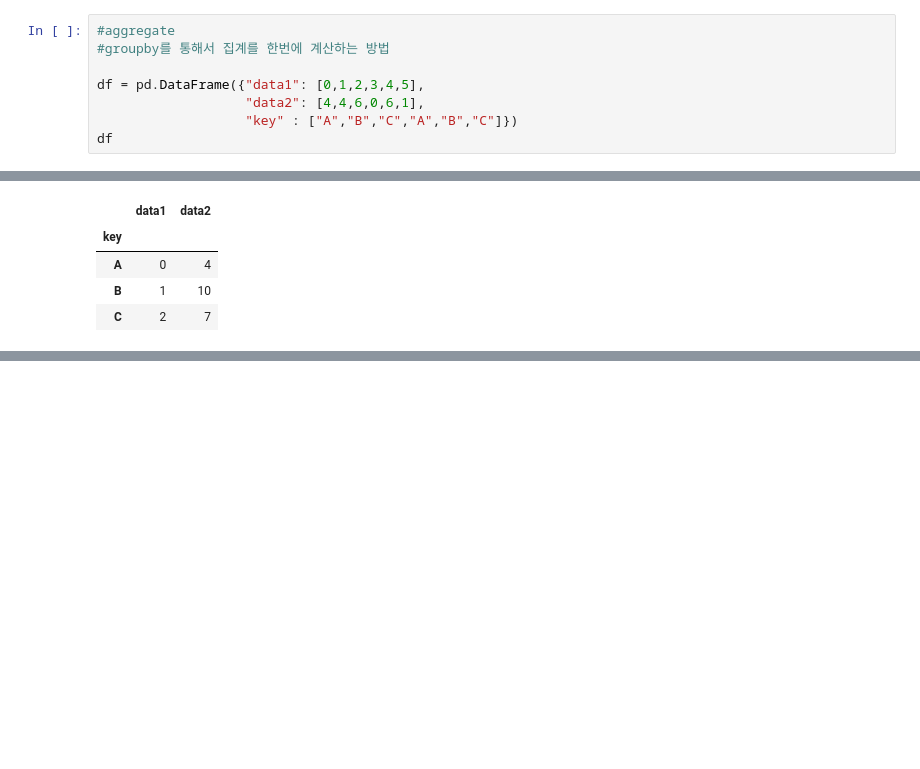
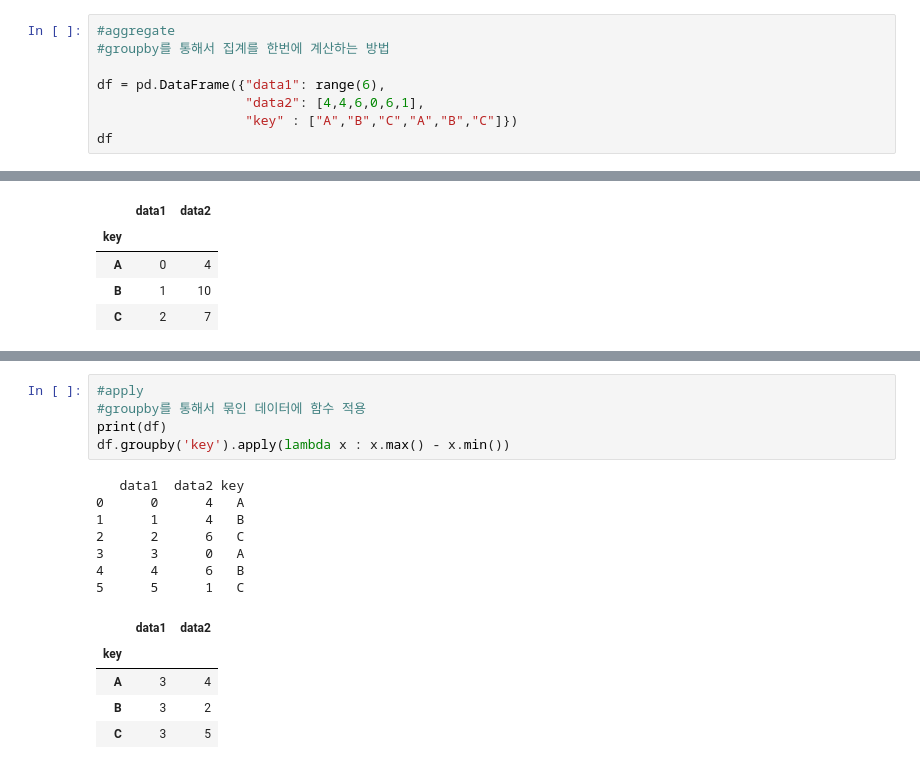
Before and after one commit to yejin716/Pandas, a Jupyter notebook: Pandas_day6/pandas_basic_03_pandas심화.ipynb, the cells around one changed output, grey strips where cells are left out. Cells and saved outputs as stored; diff of their text form; blank space fills up the shorter version.

```diff
--- a/Pandas_day6/pandas_basic_03_pandas심화.ipynb
+++ b/Pandas_day6/pandas_basic_03_pandas심화.ipynb
@@ -281,7 +281,7 @@ df.groupby(['key','data']).sum()
 #aggregate
 #groupby를 통해서 집계를 한번에 계산하는 방법
 
-df = pd.DataFrame({"data1": [0,1,2,3,4,5],
+df = pd.DataFrame({"data1": range(6),
                    "data2": [4,4,6,0,6,1],
                    "key" : ["A","B","C","A","B","C"]})
 df
@@ -312,0 +332,18 @@ df.groupby('key').aggregate({'data1': 'min', 'data2': np.sum})
+# %%
+#apply
+#groupby를 통해서 묶인 데이터에 함수 적용
+print(df)
+df.groupby('key').apply(lambda x : x.max() - x.min())
+# %% [output]
+   data1  data2 key
+0      0      4   A
+1      1      4   B
+2      2      6   C
+3      3      0   A
+4      4      6   B
+5      5      1   C
+|  | data1 | data2 |
+| key |  |  |
+| A | 3 | 4 |
+| B | 3 | 2 |
+| C | 3 | 5 |
```
Also changed, not shown: parts of 11 cells of this notebook.
